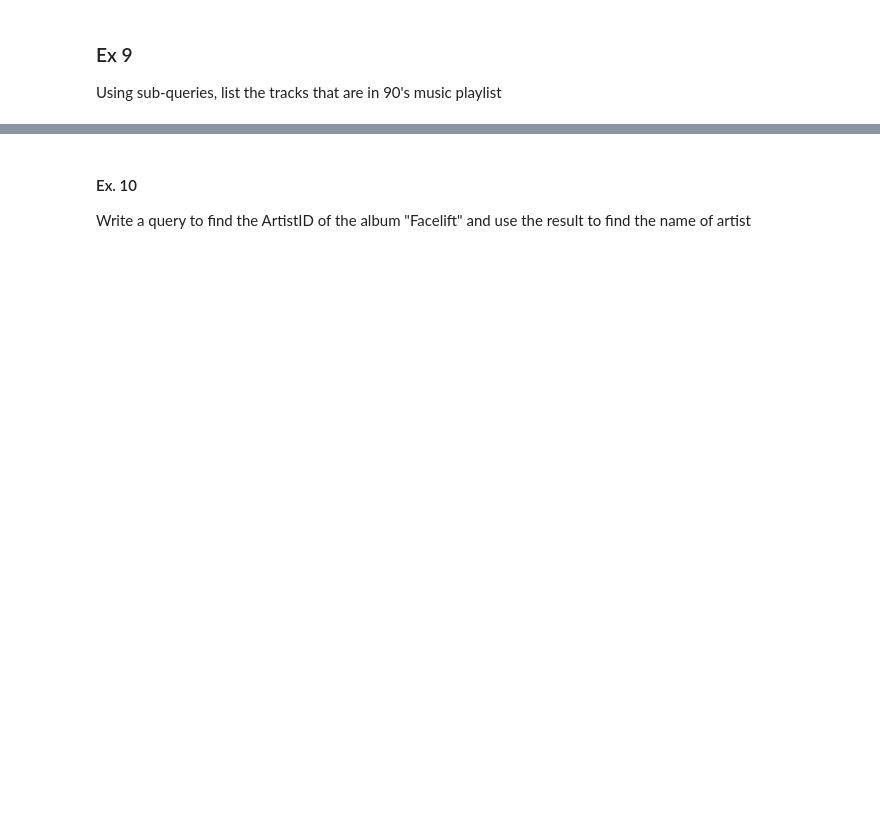
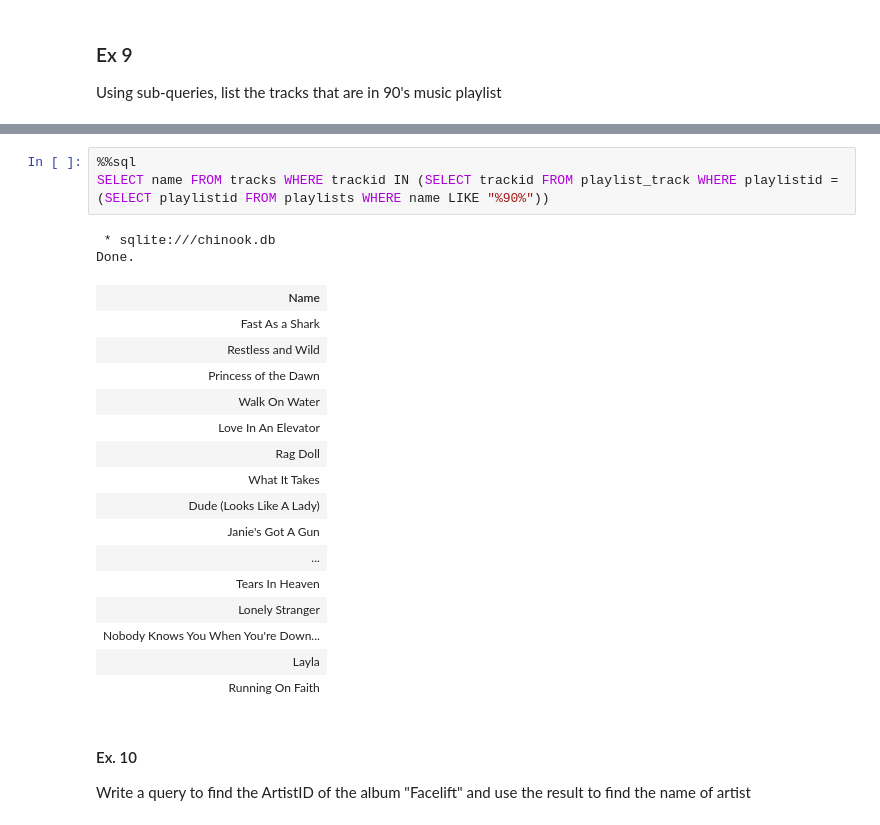
Before and after one commit to dixita9/CSC330-Introduction-to-SQL-T6, a Jupyter notebook: Intro_to_SQL.ipynb, the cells around one changed output, grey strips where cells are left out. Saved outputs shown, nothing was run; the diff lists cells and outputs as text; blank space fills up the shorter version.

```diff
--- a/Intro_to_SQL.ipynb
+++ b/Intro_to_SQL.ipynb
@@ -220,3 +296,25 @@ Using sub-queries, list the tracks that are in 90's music playlist
+# %%
+%%sql
+SELECT name FROM tracks WHERE trackid IN (SELECT trackid FROM playlist_track WHERE playlistid = (SELECT playlistid FROM playlists WHERE name LIKE "%90%"))
+# %% [output]
+ * sqlite:///chinook.db
+Done.
+| Name |
+| Fast As a Shark |
+| Restless and Wild |
+| Princess of the Dawn |
+| Walk On Water |
+| Love In An Elevator |
+| Rag Doll |
+| What It Takes |
+| Dude (Looks Like A Lady) |
+| Janie's Got A Gun |
+| ... |
+| Tears In Heaven |
+| Lonely Stranger |
+| Nobody Knows You When You're Down... |
+| Layla |
+| Running On Faith |
 # %% [markdown]
 #### Ex. 10
 Write a query to find the ArtistID of the album "Facelift" and use the result to find the name of artist
```
Also changed, not shown: parts of 9 cells of this notebook.
